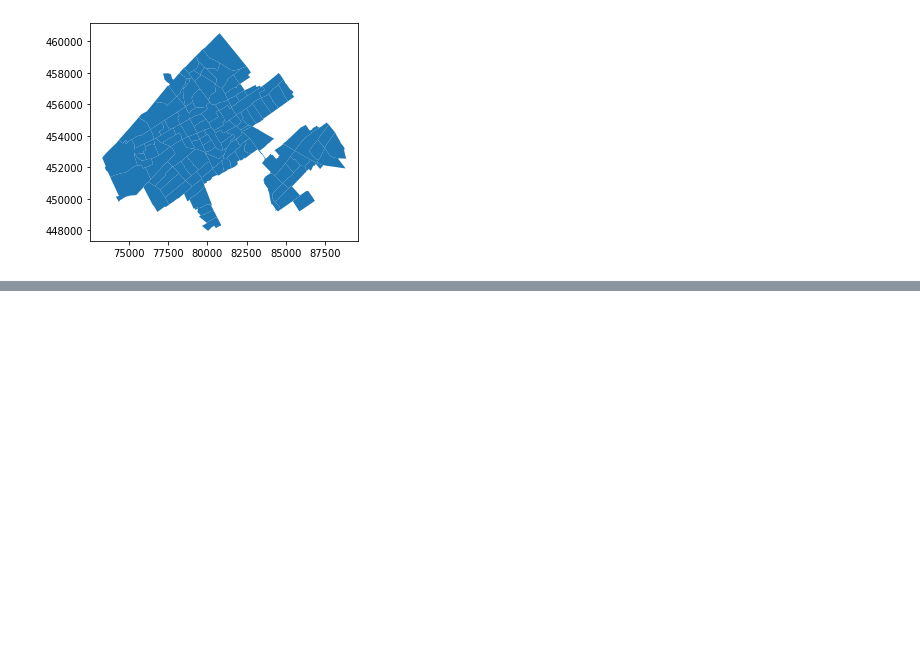
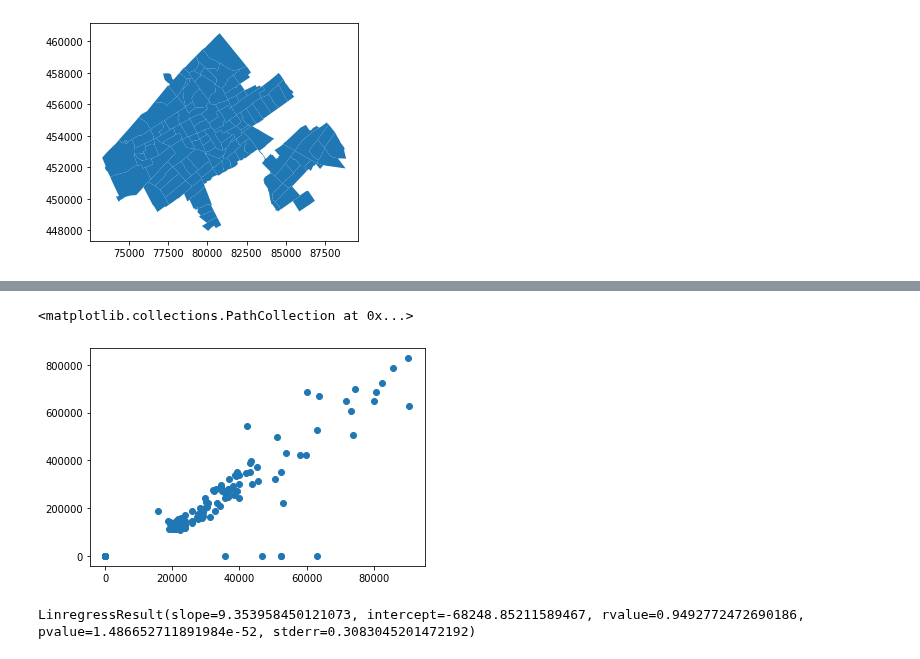
Before and after one commit to J-h-V/OpenDataDenHaag, a Jupyter notebook: Python/NeighborhoodGIS.ipynb, the cells around one changed output, grey strips where cells are left out. Saved outputs shown, nothing was run; the diff lists cells and outputs as text; code cells hidden in the pictures; blank space fills up the shorter version.

Commit message:
Import of databases now works properly, fixed problem with income data

```diff
--- a/Python/NeighborhoodGIS.ipynb
+++ b/Python/NeighborhoodGIS.ipynb
@@ -101,0 +124,6 @@ housing_data.fillna(0).to_csv("output/housing_data.csv")
+# %%
+income_data["Buurten"] = income_data["Buurten"].str.extract('(\d+)', expand=False).astype("int64")
+# %%
+income_data = income_data.merge(buurt_code, left_on='Buurten',right_on='BUURTCODE',validate="1:1").drop(columns="Buurten").set_index("BUURTCODE")
+# %%
+income_data = income_data.rename(columns={"Gem. persoonlijk 52 weken inkomen individuen|2017":"income"})
@@ -107,0 +170,9 @@ amenities_data
+# %%
+new = pd.DataFrame()
+new["income"] = income_data["income"]
+new["price"] = housing_data["avg_price"]*1000
+# %%
+plt.scatter(new["income"].fillna(0),new["price"].fillna(0))
+# %% [output]
+<matplotlib.collections.PathCollection at 0x...>
+[figure, added]
@@ -107,0 +181,8 @@ amenities_data
+# %%
+from scipy.stats import linregress
+x = newer["income"]
+y = newer["price"]
+
+linregress(x,y)
+# %% [output]
+LinregressResult(slope=9.353958450121073, intercept=-68248.85211589467, rvalue=0.9492772472690186, pvalue=1.486652711891984e-52, stderr=0.3083045201472192)
```
Also changed, not shown: parts of 16 cells of this notebook, 9 other files.
